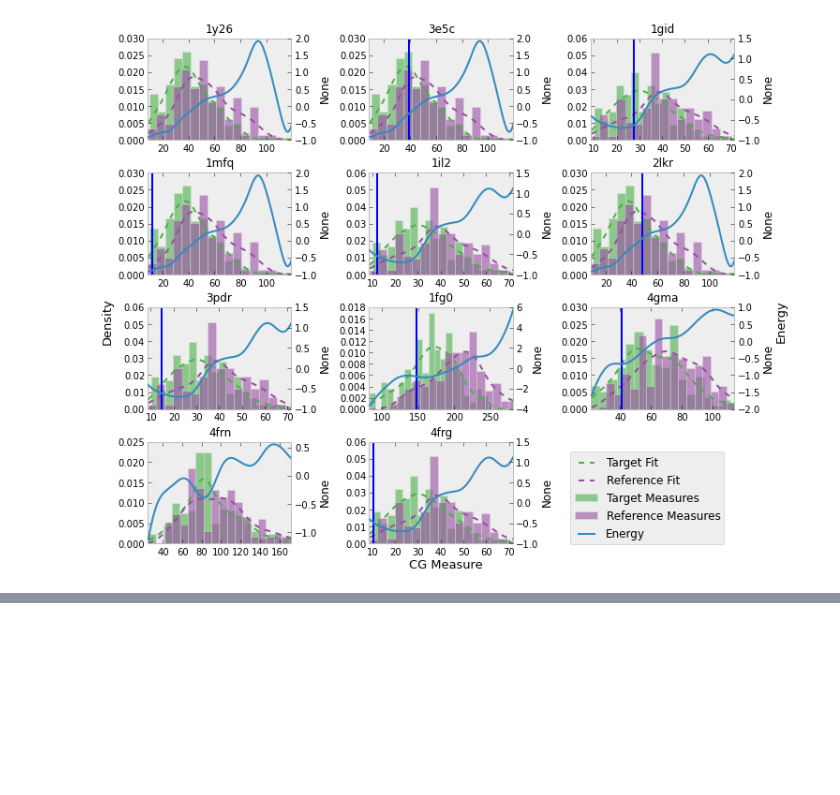
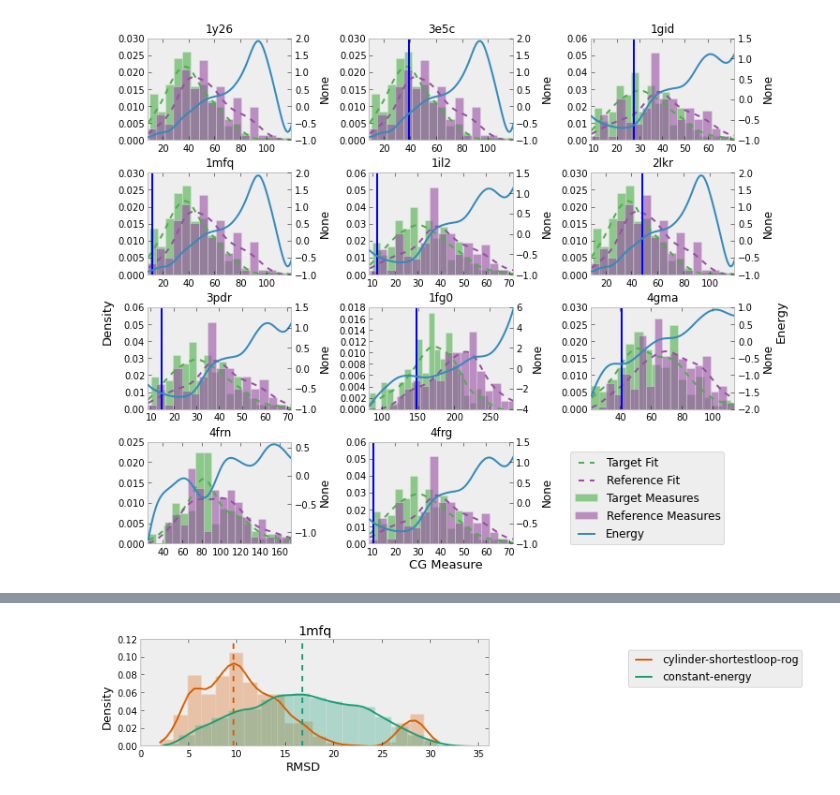
Before and after one commit to ViennaRNA/ernwin, a Jupyter notebook: organized_plots.ipynb, the cells around one changed output, grey strips where cells are left out. Saved outputs shown, nothing was run; the diff lists cells and outputs as text; code cells hidden in the pictures; blank space fills up the shorter version.

```diff
--- a/organized_plots.ipynb
+++ b/organized_plots.ipynb
@@ -236,7 +235,7 @@ pass
 [figure]
 # %%
 def plot_multiple(plot_function, args, filename=None, figsize=(14,9), label_left = "Density",
-                  label_bottom="CG Measure", label_right="Energy"):
+                  label_bottom="CG Measure", label_right="Energy", legend_pos=(1.40,0.90)):
 
     fig = plt.figure(figsize=figsize)
     #figure(num=None, figsize=(8, 6), dpi=80, facecolor='w', edgecolor='k')
@@ -266,7 +265,7 @@ def plot_multiple(plot_function, args, filename=None, figsize=(14,9), label_left
     plt.tight_layout()
     plt.subplots_adjust(top=1.30)
 
-    plt.legend(ls, lb, bbox_to_anchor=(1.40, 0.9), loc=2, borderaxespad=0.)
+    plt.legend(ls, lb, bbox_to_anchor=legend_pos, loc=2, borderaxespad=0.)
 
     if filename is not None:
         savefig(filename, bbox_inches='tight')
@@ -356,11 +359,13 @@ def plot_rmsds_core(paths, ax = None, color=None, xlab=None, ylab=None, grid=Fal
 
     return (ls, lb)
 # %%
-sampleds = ['new_sampled/discrete/cylinder-shortestloop-rog/1y26']
-backgrounds = ['new_sampled/discrete/constant-energy/1y26']
+sampleds = ['new_sampled/discrete/cylinder-shortestloop-rog/1mfq']
+backgrounds = ['new_sampled/discrete/constant-energy/1mfq']
 
 plot_multiple(lambda x, ax: plot_rmsds_core(x, ax = ax, color=None, xlab=None, ylab=None),
-              zip(sampleds, backgrounds), filename='rmsd_1y26.pdf', figsize=(6,2.5), label_bottom='RMSD', label_right=None)
+              zip(sampleds, backgrounds), filename='rmsd_1mfq.pdf', figsize=(6,1.5), label_bottom='RMSD', label_right=None)
+# %% [output]
+[figure, added]
 # %%
 import scipy.stats as ss
 
```
Also changed, not shown: parts of 17 cells of this notebook, 2 other files.
